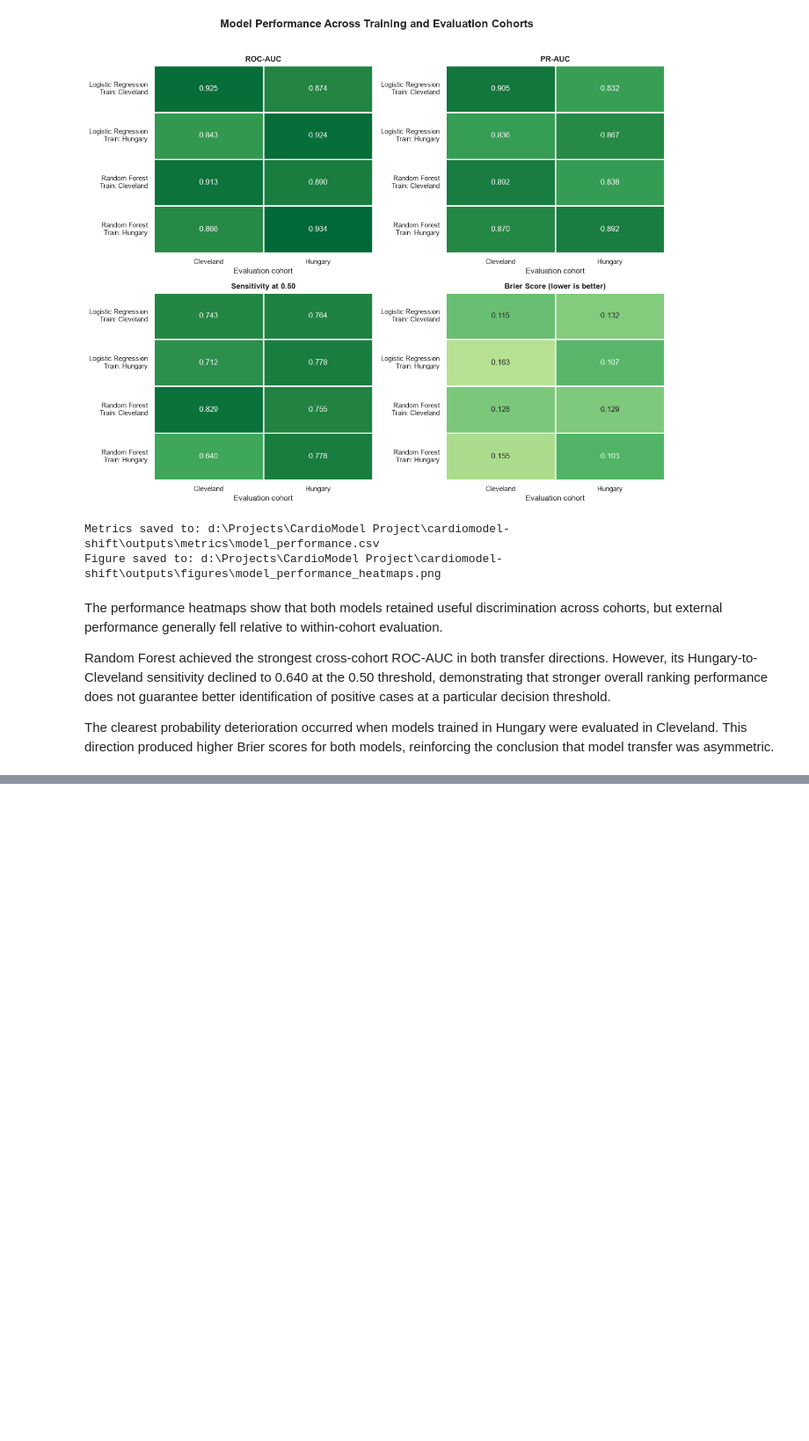
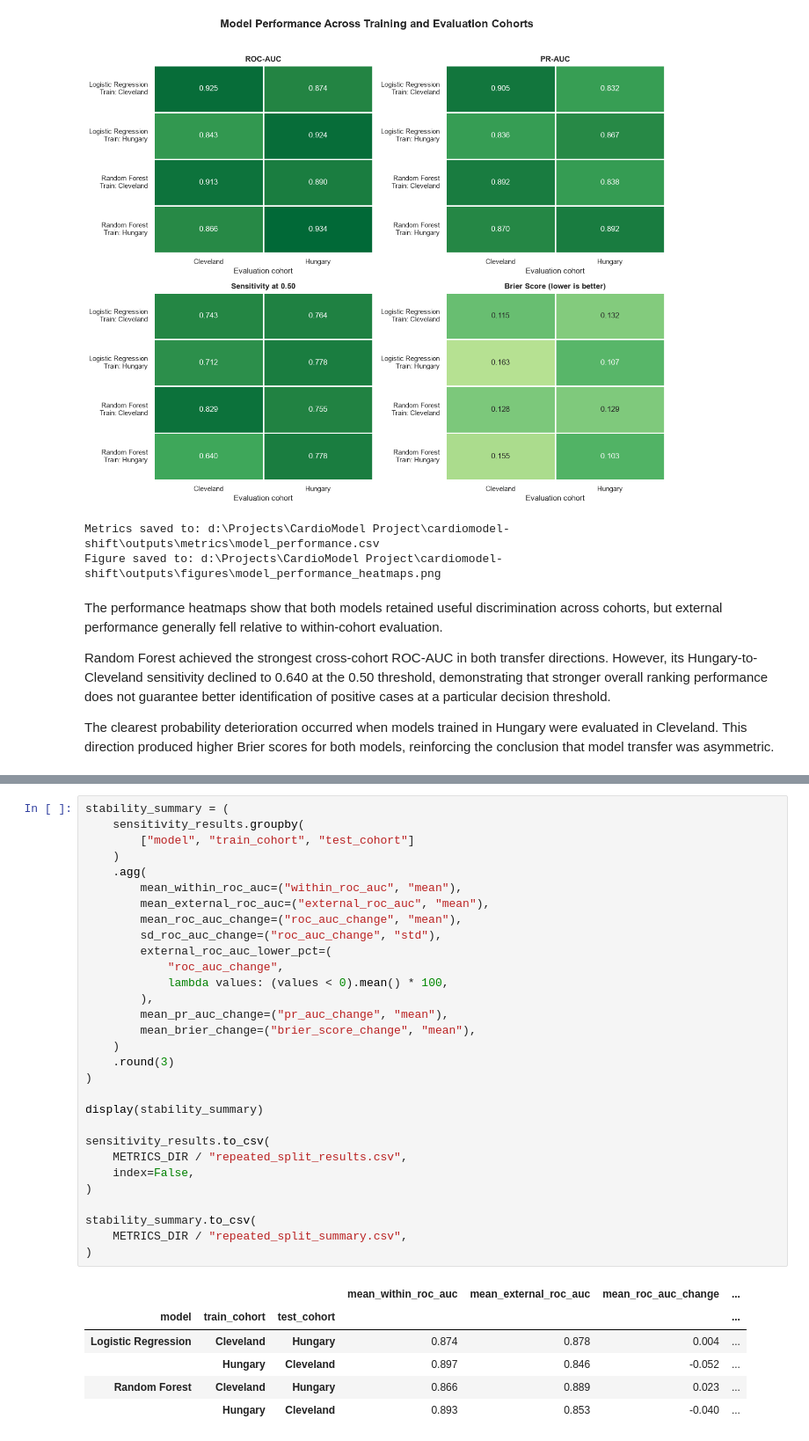
Before and after one commit to MaxPearson05/cardiomodel-shift, a Jupyter notebook: notebooks/cardiomodel_shift_analysis.ipynb, the cells around one changed output, grey strips where cells are left out. Shown at 88% size. Cells and saved outputs as stored; diff of their text form; blank space fills up the shorter version.

```diff
--- a/notebooks/cardiomodel_shift_analysis.ipynb
+++ b/notebooks/cardiomodel_shift_analysis.ipynb
@@ -995,0 +1312,37 @@ The clearest probability deterioration occurred when models trained in Hungary w
+# %%
+stability_summary = (
+    sensitivity_results.groupby(
+        ["model", "train_cohort", "test_cohort"]
+    )
+    .agg(
+        mean_within_roc_auc=("within_roc_auc", "mean"),
+        mean_external_roc_auc=("external_roc_auc", "mean"),
+        mean_roc_auc_change=("roc_auc_change", "mean"),
+        sd_roc_auc_change=("roc_auc_change", "std"),
+        external_roc_auc_lower_pct=(
+            "roc_auc_change",
+            lambda values: (values < 0).mean() * 100,
+        ),
+        mean_pr_auc_change=("pr_auc_change", "mean"),
+        mean_brier_change=("brier_score_change", "mean"),
+    )
+    .round(3)
+)
+
+display(stability_summary)
+
+sensitivity_results.to_csv(
+    METRICS_DIR / "repeated_split_results.csv",
+    index=False,
+)
+
+stability_summary.to_csv(
+    METRICS_DIR / "repeated_split_summary.csv",
+)
+# %% [output]
+|  |  |  | mean_within_roc_auc | mean_external_roc_auc | mean_roc_auc_change | ... |
+| model | train_cohort | test_cohort |  |  |  | ... |
+| Logistic Regression | Cleveland | Hungary | 0.874 | 0.878 | 0.004 | ... |
+|  | Hungary | Cleveland | 0.897 | 0.846 | -0.052 | ... |
+| Random Forest | Cleveland | Hungary | 0.866 | 0.889 | 0.023 | ... |
+|  | Hungary | Cleveland | 0.893 | 0.853 | -0.040 | ... |
```
Also changed, not shown: parts of 10 cells of this notebook, 5 other files.
